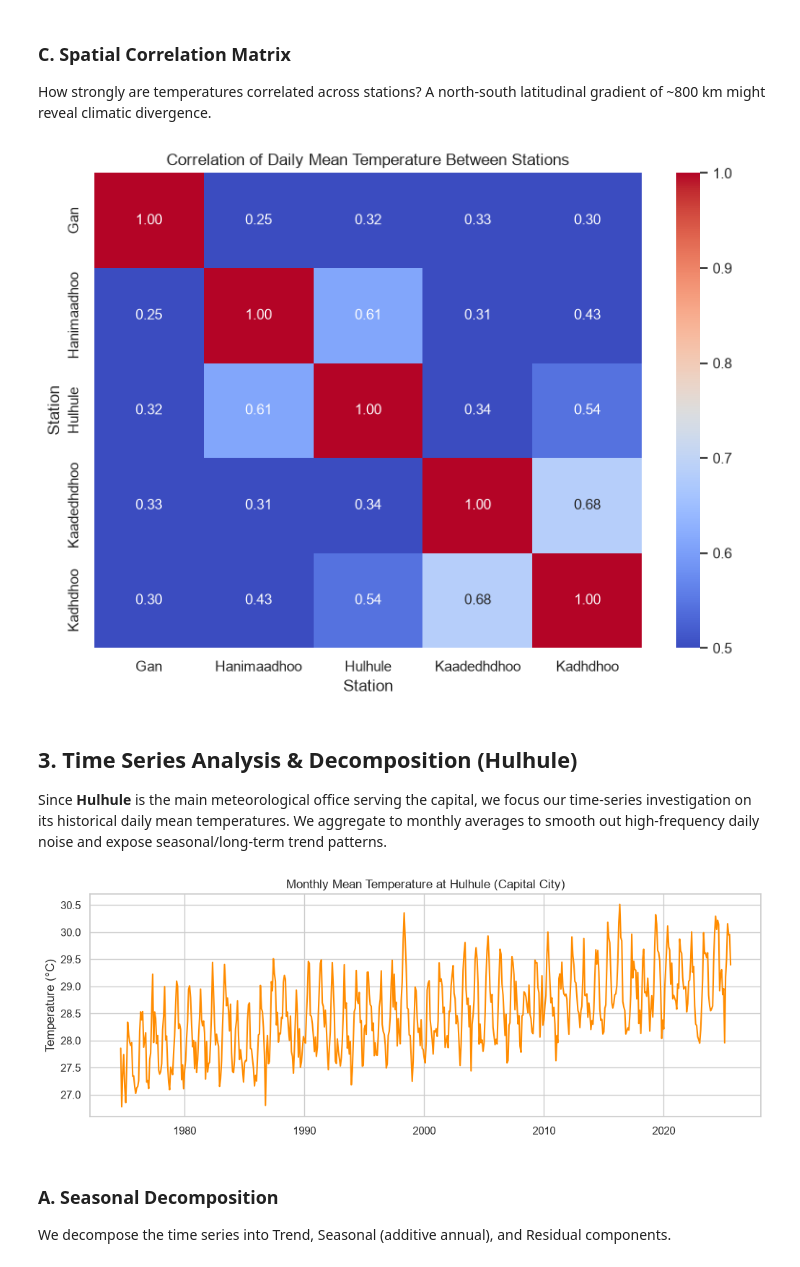
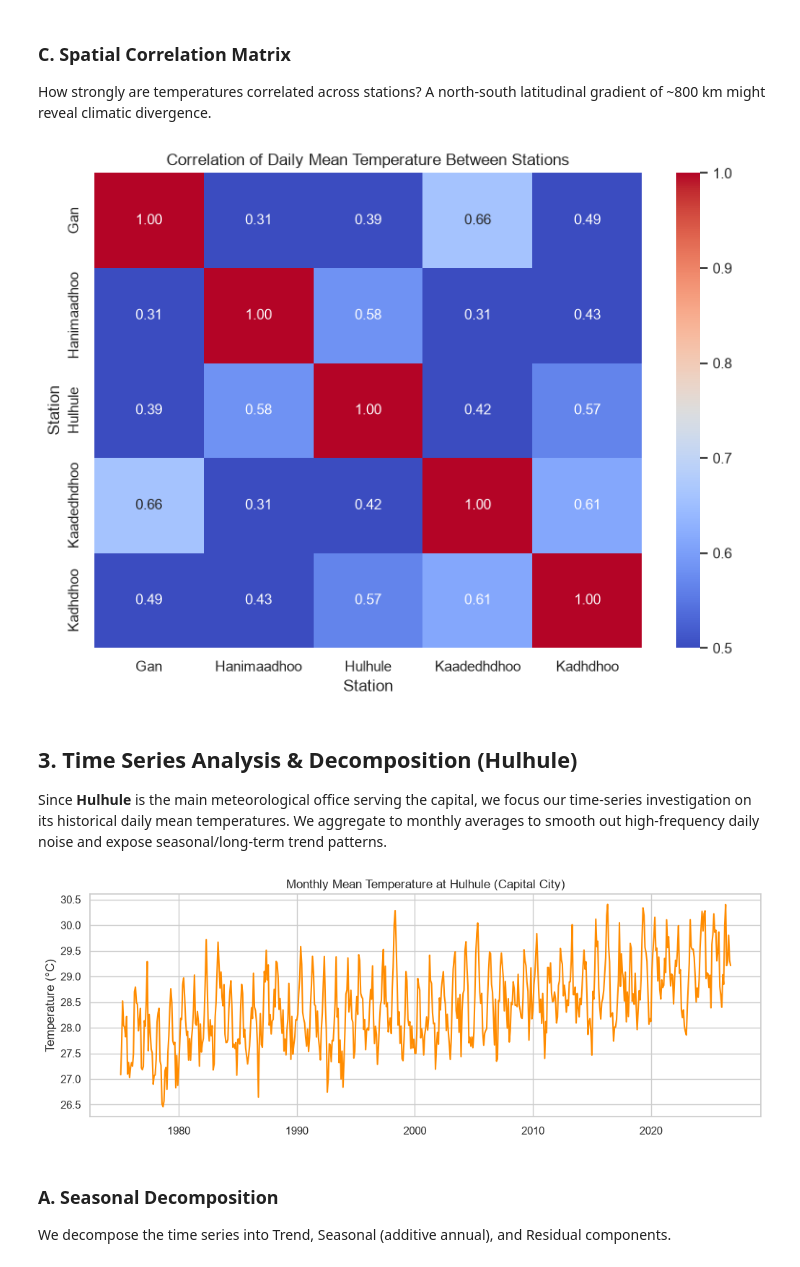
Before and after one commit to ajmals/met-weather-data-analysis, a Jupyter notebook: maldives_weather_exploration.ipynb, the cells around one changed output. Cells and saved outputs as stored; diff of their text form; code cells hidden in the pictures.

```diff
--- a/maldives_weather_exploration.ipynb
+++ b/maldives_weather_exploration.ipynb
@@ -34,16 +44,19 @@ Libraries successfully imported.
 ## 1. Data Loading
 We load the pre-cleaned CSV files directly from the `data/` directory. We parse the date column and sort each station chronologically.
 # %%
-station_files = sorted(glob.glob('data/*_cleaned_data.csv'))
+station_files = sorted(glob.glob("data/cleaned/*.csv"))
+station_files = [f for f in station_files if "maldives_national_weather_daily" not in f]
 dfs = {}
 
 for f in station_files:
-    name = os.path.basename(f).replace('_cleaned_data.csv', '').capitalize()
+    name = os.path.basename(f).replace(".csv", "").capitalize()
     df = pd.read_csv(f)
-    df['parsed_date'] = pd.to_datetime(df['date'])
-    df = df.sort_values('parsed_date')
+    df["parsed_date"] = pd.to_datetime(df["date"])
+    df = df.sort_values("parsed_date")
+    df["mean_temp_c"] = (df["temp_max_c"] + df["temp_min_c"]) / 2.0
+    df["dtr_c"] = df["temp_max_c"] - df["temp_min_c"]
     dfs[name] = df
 
     is_main = "(Main Station - Capital City)" if name == "Hulhule" else ""
-    print(f"Loaded {name} {is_main}: {df.shape[0]} rows, range {df['parsed_date'].min().date()} to {df['parsed_date'].max().date()}")
+    print(f"Loaded {name:<12} {is_main:30}: {df.shape[0]:,} rows, range {df["parsed_date"].min().date()} to {df["parsed_date"].max().date()}")
 # %% [output]
@@ -148,35 +161,35 @@ plt.show()
 ### C. Spatial Correlation Matrix
 How strongly are temperatures correlated across stations? A north-south latitudinal gradient of ~800 km might reveal climatic divergence.
 # %%
-temp_pivot = combined_df.pivot(index='parsed_date', columns='Station', values='mean_temp_degC').dropna()
+temp_pivot = combined_df.pivot(index="parsed_date", columns="Station", values="mean_temp_c").dropna()
 corr = temp_pivot.corr()
 
 plt.figure(figsize=(8, 6))
-sns.heatmap(corr, annot=True, cmap='coolwarm', vmin=0.5, vmax=1.0, fmt='.2f')
-plt.title('Correlation of Daily Mean Temperature Between Stations')
+sns.heatmap(corr, annot=True, cmap="coolwarm", vmin=0.5, vmax=1.0, fmt=".2f")
+plt.title("Correlation of Daily Mean Temperature Between Stations")
 plt.tight_layout()
 plt.show()
 # %% [output]
-[figure, old version]
+[figure, new version]
 # %% [markdown]
 ## 3. Time Series Analysis & Decomposition (Hulhule)
 Since **Hulhule** is the main meteorological office serving the capital, we focus our time-series investigation on its historical daily mean temperatures. We aggregate to monthly averages to smooth out high-frequency daily noise and expose seasonal/long-term trend patterns.
 # %%
-hulhule_df = dfs['Hulhule'].copy()
-hulhule_df.set_index('parsed_date', inplace=True)
+hulhule_df = dfs["Hulhule"].copy()
+hulhule_df.set_index("parsed_date", inplace=True)
 
 # Resample to monthly mean
-hulhule_monthly = hulhule_df['mean_temp_degC'].resample('ME').mean()
+hulhule_monthly = hulhule_df["mean_temp_c"].resample("ME").mean()
 # Handle missing values if any via interpolation
-hulhule_monthly = hulhule_monthly.interpolate(method='linear')
+hulhule_monthly = hulhule_monthly.interpolate(method="linear")
 
 plt.figure(figsize=(12, 4))
-plt.plot(hulhule_monthly, color='darkorange')
-plt.title('Monthly Mean Temperature at Hulhule (Capital City)')
-plt.ylabel('Temperature (°C)')
+plt.plot(hulhule_monthly, color="darkorange")
+plt.title("Monthly Mean Temperature at Hulhule (Capital City)")
+plt.ylabel("Temperature (°C)")
 plt.show()
 # %% [output]
-[figure, old version]
+[figure, new version]
 # %% [markdown]
 ### A. Seasonal Decomposition
 We decompose the time series into Trend, Seasonal (additive annual), and Residual components.
```
Also changed, not shown: parts of 9 cells of this notebook, 19 other files.
